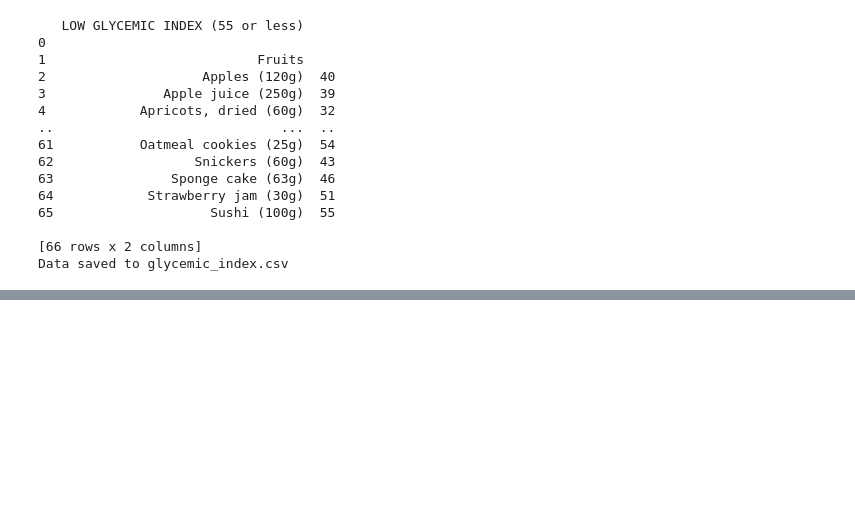
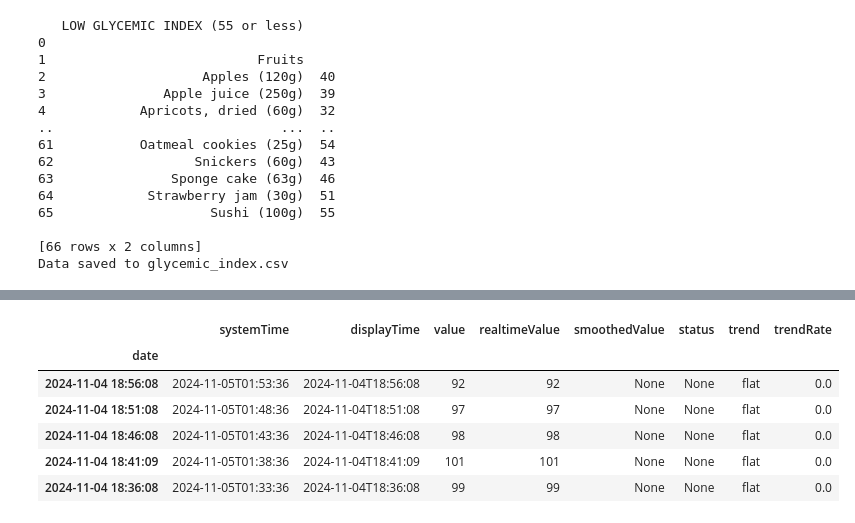
Before and after one commit to lvandine44/MADS-Capstone, a Jupyter notebook: 1-Data Preparation.ipynb, the cells around one changed output, grey strips where cells are left out. Cells and saved outputs as stored; diff of their text form; code cells hidden in the pictures; blank space fills up the shorter version.

Commit message:
Added patient data and Dexcom API/Data

```diff
--- a/1-Data Preparation.ipynb
+++ b/1-Data Preparation.ipynb
@@ -374,0 +550,10 @@ Data saved to glycemic_index.csv
+# %%
+dexcom_cgm.head()
+# %% [output]
+|  | systemTime | displayTime | value | realtimeValue | smoothedValue | status | trend | trendRate |
+| date |  |  |  |  |  |  |  |  |
+| 2024-11-04 18:56:08 | 2024-11-05T01:53:36 | 2024-11-04T18:56:08 | 92 | 92 | None | None | flat | 0.0 |
+| 2024-11-04 18:51:08 | 2024-11-05T01:48:36 | 2024-11-04T18:51:08 | 97 | 97 | None | None | flat | 0.0 |
+| 2024-11-04 18:46:08 | 2024-11-05T01:43:36 | 2024-11-04T18:46:08 | 98 | 98 | None | None | flat | 0.0 |
+| 2024-11-04 18:41:09 | 2024-11-05T01:38:36 | 2024-11-04T18:41:09 | 101 | 101 | None | None | flat | 0.0 |
+| 2024-11-04 18:36:08 | 2024-11-05T01:33:36 | 2024-11-04T18:36:08 | 99 | 99 | None | None | flat | 0.0 |
```
Also changed, not shown: parts of 13 cells of this notebook.
